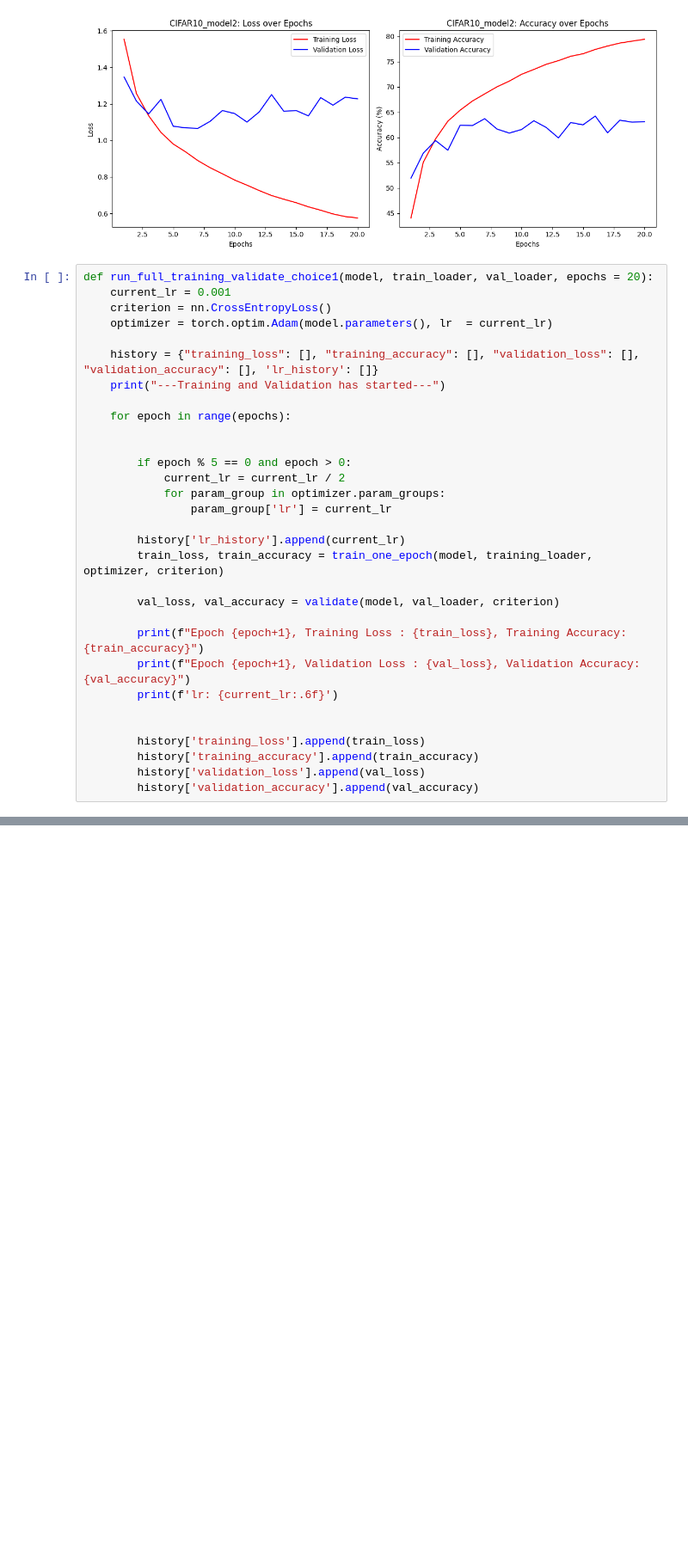
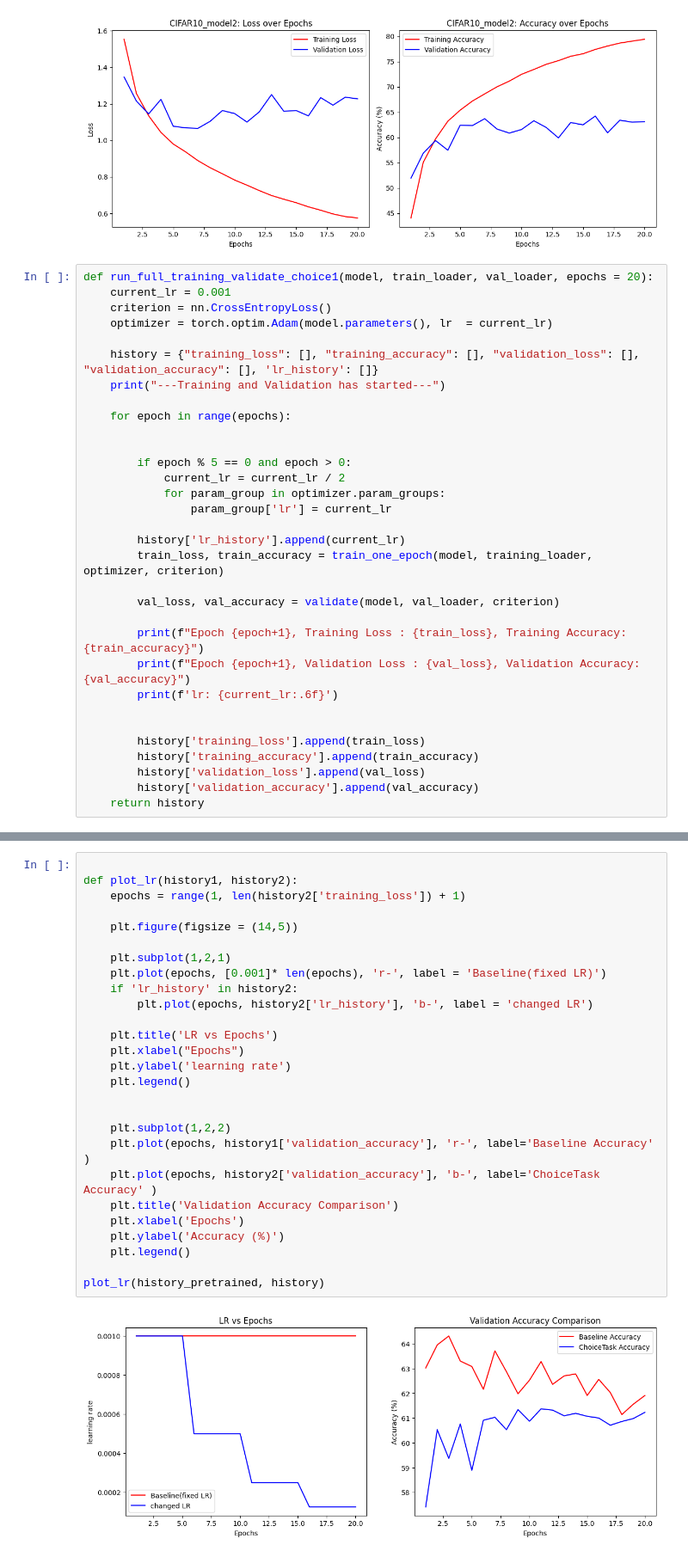
Before and after one commit to Li-Wei-Pan/ComputerVision_Assignment3, a Jupyter notebook: work.ipynb, the cells around one changed output, grey strips where cells are left out. Shown at 86% size. Drawn from its saved outputs; the diff is of its cells as text; blank space fills up the shorter version.

```diff
--- a/work.ipynb
+++ b/work.ipynb
@@ -645,6 +645,7 @@ def run_full_training_validate_choice1(model, train_loader, val_loader, epochs =
         history['training_accuracy'].append(train_accuracy)
         history['validation_loss'].append(val_loss)
         history['validation_accuracy'].append(val_accuracy)
+    return history
 # %%
 history = run_full_training_validate_choice1(CIFAR10_pretrained, training_loader, validation_loader)
 # %% [output]
@@ -668,0 +669,29 @@ KeyboardInterrupt:
+# %%
+
+def plot_lr(history1, history2):
+    epochs = range(1, len(history2['training_loss']) + 1)
+
+    plt.figure(figsize = (14,5))
+
+    plt.subplot(1,2,1)
+    plt.plot(epochs, [0.001]* len(epochs), 'r-', label = 'Baseline(fixed LR)')
+    if 'lr_history' in history2:
+        plt.plot(epochs, history2['lr_history'], 'b-', label = 'changed LR')
+
+    plt.title('LR vs Epochs')
+    plt.xlabel("Epochs")
+    plt.ylabel('learning rate')
+    plt.legend()
+
+
+    plt.subplot(1,2,2)
+    plt.plot(epochs, history1['validation_accuracy'], 'r-', label='Baseline Accuracy' )
+    plt.plot(epochs, history2['validation_accuracy'], 'b-', label='ChoiceTask Accuracy' )
+    plt.title('Validation Accuracy Comparison')
+    plt.xlabel('Epochs')
+    plt.ylabel('Accuracy (%)')
+    plt.legend()
+
+plot_lr(history_pretrained, history)
+# %% [output]
+[figure, added]
```
Also changed, not shown: parts of 1 cell of this notebook.
